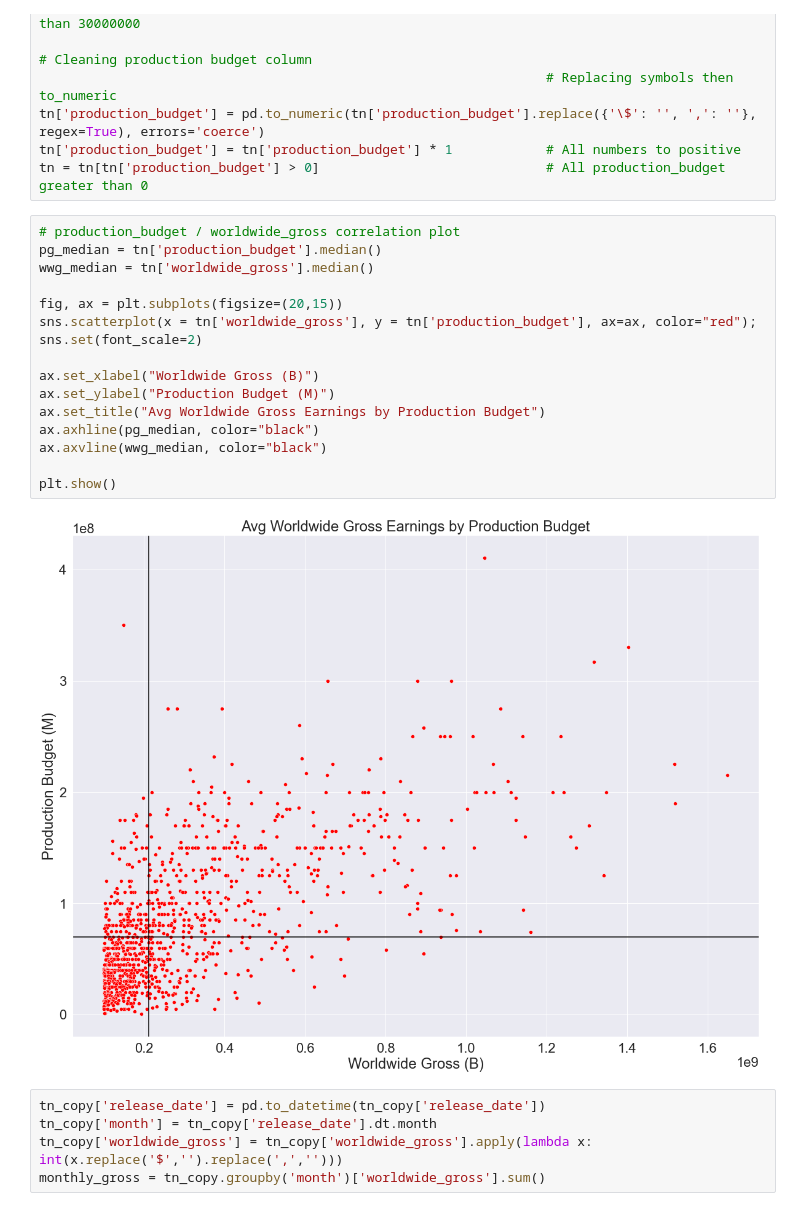
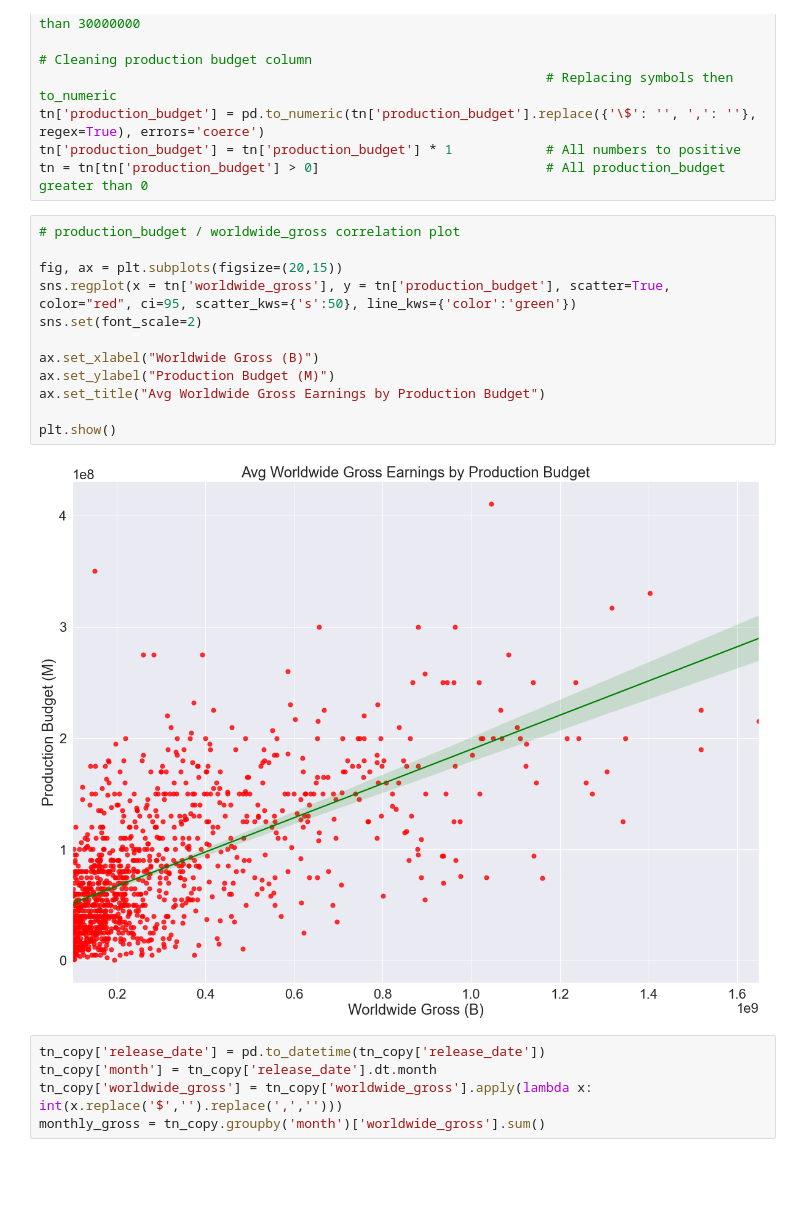
Before and after one commit to srinir301/Microsoft-Movie-Studio-Recommendations, a Jupyter notebook: Diego/student.ipynb, the cells around one changed output. Drawn from its saved outputs; the diff is of its cells as text; blank space fills up the shorter version.

```diff
--- a/Diego/student.ipynb
+++ b/Diego/student.ipynb
@@ -94,22 +105,18 @@ tn['production_budget'] = tn['production_budget'] * 1            # All numbers t
 tn = tn[tn['production_budget'] > 0]                             # All production_budget greater than 0
 # %%
 # production_budget / worldwide_gross correlation plot
-pg_median = tn['production_budget'].median()
-wwg_median = tn['worldwide_gross'].median()
 
 fig, ax = plt.subplots(figsize=(20,15))
-sns.scatterplot(x = tn['worldwide_gross'], y = tn['production_budget'], ax=ax, color="red");
+sns.regplot(x = tn['worldwide_gross'], y = tn['production_budget'], scatter=True, color="red", ci=95, scatter_kws={'s':50}, line_kws={'color':'green'})
 sns.set(font_scale=2)
 
 ax.set_xlabel("Worldwide Gross (B)")
 ax.set_ylabel("Production Budget (M)")
 ax.set_title("Avg Worldwide Gross Earnings by Production Budget")
-ax.axhline(pg_median, color="black")
-ax.axvline(wwg_median, color="black")
 
 plt.show()
 # %% [output]
-[figure, old version]
+[figure, new version]
 # %%
 tn_copy['release_date'] = pd.to_datetime(tn_copy['release_date'])
 tn_copy['month'] = tn_copy['release_date'].dt.month
```
Also changed, not shown: parts of 22 cells of this notebook, 1 other file.
